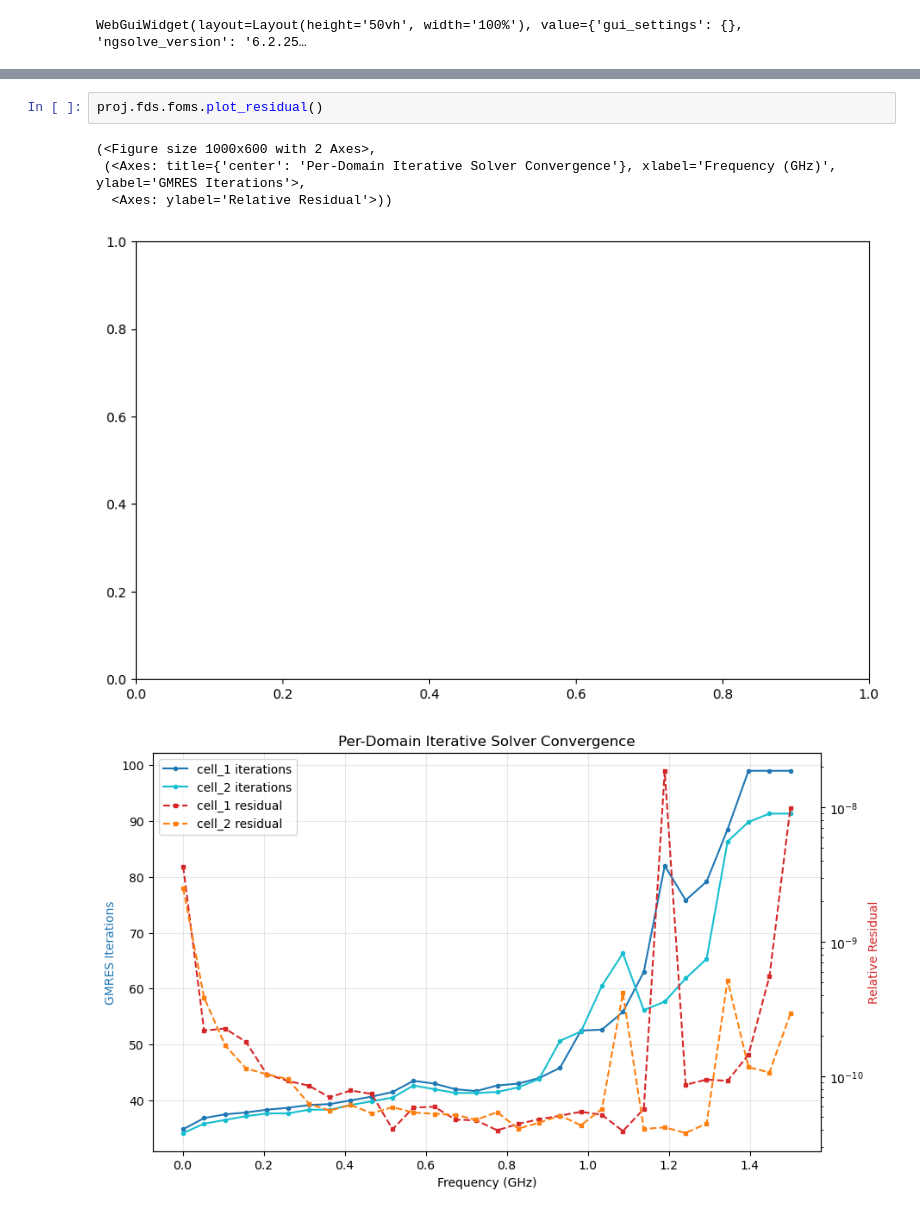
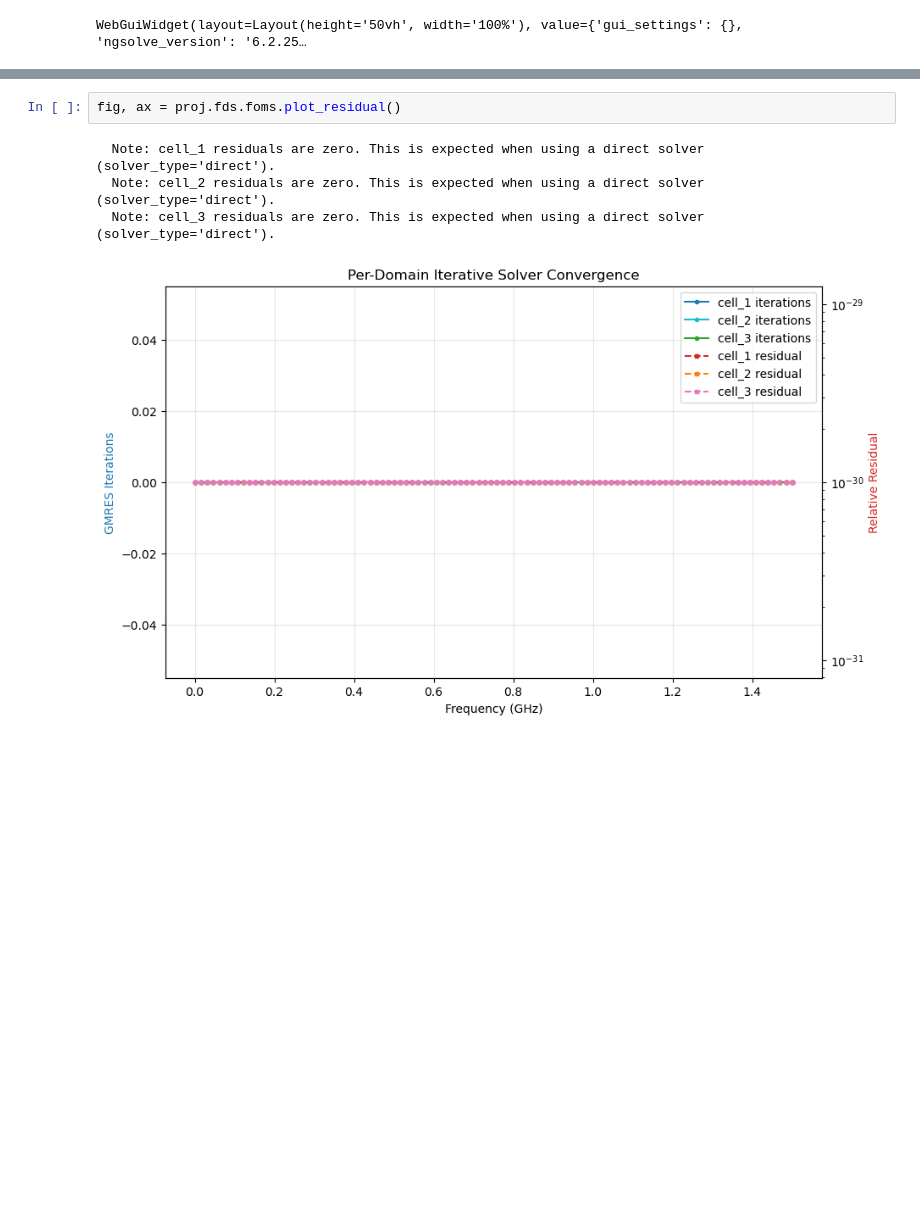
Before and after one commit to Dark-Elektron/cavsim3d, a Jupyter notebook: examples/cwg_step_split/cwg_step_split.ipynb, the cells around one changed output, grey strips where cells are left out. Drawn from its saved outputs; the diff is of its cells as text; blank space fills up the shorter version.

```diff
--- a/examples/cwg_step_split/cwg_step_split.ipynb
+++ b/examples/cwg_step_split/cwg_step_split.ipynb
@@ -171,11 +176,10 @@ Loaded CST results from: circular_wg
 # %%
-proj.fds.foms.plot_residual()
+fig, ax = proj.fds.foms.plot_residual()
 # %% [output]
-(<Figure size 1000x600 with 2 Axes>,
- (<Axes: title={'center': 'Per-Domain Iterative Solver Convergence'}, xlabel='Frequency (GHz)', ylabel='GMRES Iterations'>,
-  <Axes: ylabel='Relative Residual'>))
+  Note: cell_1 residuals are zero. This is expected when using a direct solver (solver_type='direct').
+  Note: cell_2 residuals are zero. This is expected when using a direct solver (solver_type='direct').
+  Note: cell_3 residuals are zero. This is expected when using a direct solver (solver_type='direct').
-[figure, old version]
+[figure, new version]
-[figure, removed]
 # %%
 proj.fds.foms.roms
 # %% [output]
```
Also changed, not shown: parts of 7 cells of this notebook, 46 other files.
